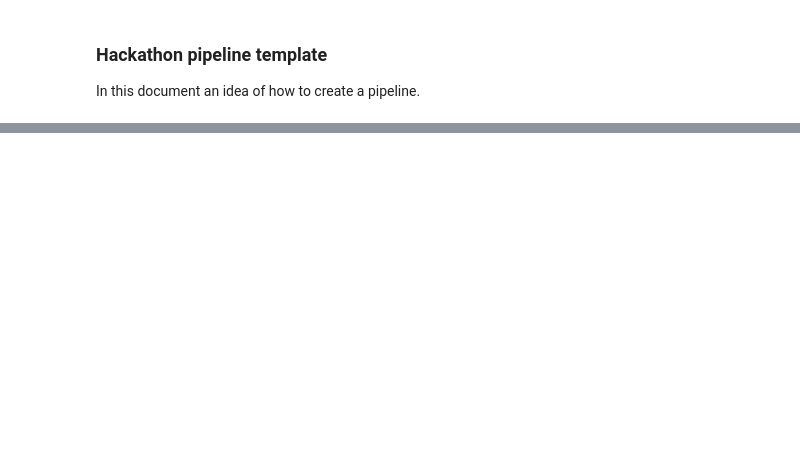
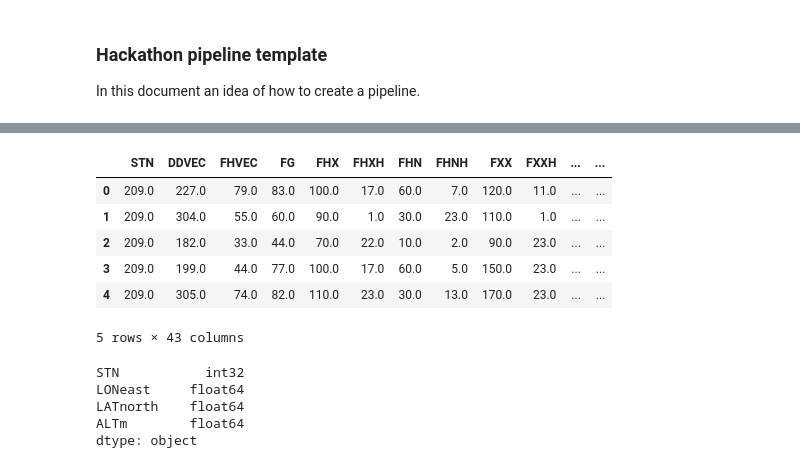
Before and after one commit to Rijkintveld/hackathon_bdr, a Jupyter notebook: pipeline_KNMI.ipynb, the cells around one changed output, grey strips where cells are left out. Cells and saved outputs as stored; diff of their text form; code cells hidden in the pictures; blank space fills up the shorter version.

```diff
--- a/pipeline_KNMI.ipynb
+++ b/pipeline_KNMI.ipynb
@@ -78,0 +114,40 @@ data.head()
+# %%
+#Fill in missing data with means of the column
+mask = np.isnan(data)
+masked_df = np.ma.masked_array(data, mask)
+means = np.mean(masked_df, axis=0)
+data = pd.DataFrame(masked_df.filled(means))
+data.columns = colnames
+
+data.head()
+# %% [output]
+|  | STN | DDVEC | FHVEC | FG | FHX | FHXH | FHN | FHNH | FXX | FXXH | ... | ... |
+| 0 | 209.0 | 227.0 | 79.0 | 83.0 | 100.0 | 17.0 | 60.0 | 7.0 | 120.0 | 11.0 | ... | ... |
+| 1 | 209.0 | 304.0 | 55.0 | 60.0 | 90.0 | 1.0 | 30.0 | 23.0 | 110.0 | 1.0 | ... | ... |
+| 2 | 209.0 | 182.0 | 33.0 | 44.0 | 70.0 | 22.0 | 10.0 | 2.0 | 90.0 | 23.0 | ... | ... |
+| 3 | 209.0 | 199.0 | 44.0 | 77.0 | 100.0 | 17.0 | 60.0 | 5.0 | 150.0 | 23.0 | ... | ... |
+| 4 | 209.0 | 305.0 | 74.0 | 82.0 | 110.0 | 23.0 | 30.0 | 13.0 | 170.0 | 23.0 | ... | ... |
+5 rows × 43 columns
+# %%
+#Add extra features based on location
+locationdata = pd.read_csv(filename,header=4,nrows=number_of_locations,sep = r'[ ]{2,}', engine=  'python')
+
+#clean up STN column
+clean_column_names(locationdata)
+locationdata["STN"] = locationdata["STN"].apply(lambda x: x[2:6])
+locationdata = locationdata.drop(locationdata.columns[-1],1)
+
+
+
+locationdata.STN = locationdata.STN.apply(lambda x:x[0:-1])
+locationdata.STN = locationdata.STN.astype('int')
+
+locationdata = drop_object_columns(locationdata)
+
+locationdata.dtypes
+# %% [output]
+STN           int32
+LONeast     float64
+LATnorth    float64
+ALTm        float64
+dtype: object
```
Also changed, not shown: parts of 8 cells of this notebook, 1 other file.
